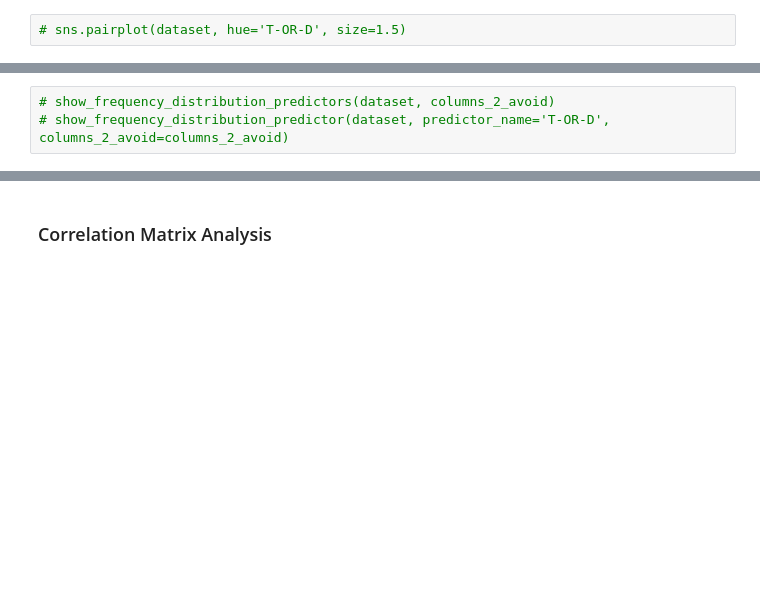
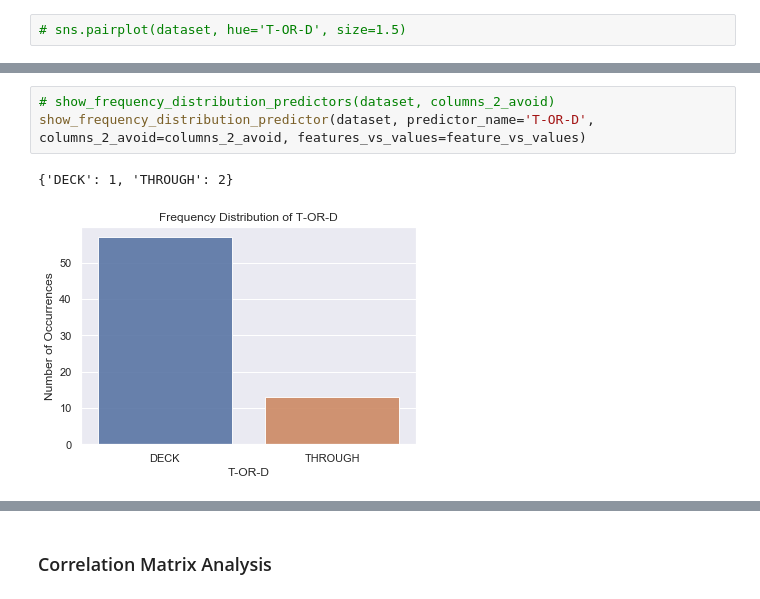
Before and after one commit to franec94/Pittsburgh-Bridge-Dataset, a Jupyter notebook: pittsburgh-bridges-data-set-analysis/Data Space Report -Testing - Pie Charts-compact.ipynb, the cells around one changed output, grey strips where cells are left out. Drawn from its saved outputs; the diff is of its cells as text; blank space fills up the shorter version.

```diff
--- a/pittsburgh-bridges-data-set-analysis/Data Space Report -Testing - Pie Charts-compact.ipynb
+++ b/pittsburgh-bridges-data-set-analysis/Data Space Report -Testing - Pie Charts-compact.ipynb
@@ -109,5 +127,8 @@ columns_2_avoid = ['ERECTED', 'LENGTH', 'LOCATION']
 # %%
 # show_frequency_distribution_predictors(dataset, columns_2_avoid)
-# show_frequency_distribution_predictor(dataset, predictor_name='T-OR-D', columns_2_avoid=columns_2_avoid)
+show_frequency_distribution_predictor(dataset, predictor_name='T-OR-D', columns_2_avoid=columns_2_avoid, features_vs_values=feature_vs_values)
+# %% [output]
+{'DECK': 1, 'THROUGH': 2}
+[figure, added]
 # %%
 # show_frequency_distribution_predictors(dataset, columns_2_avoid)
```
Also changed, not shown: parts of 7 cells of this notebook, 4 other files.
